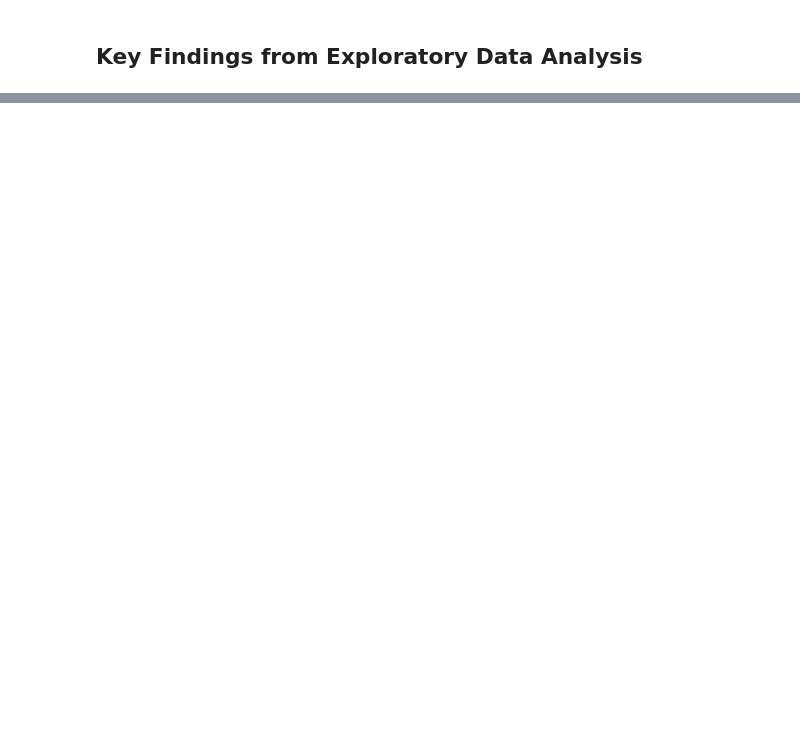
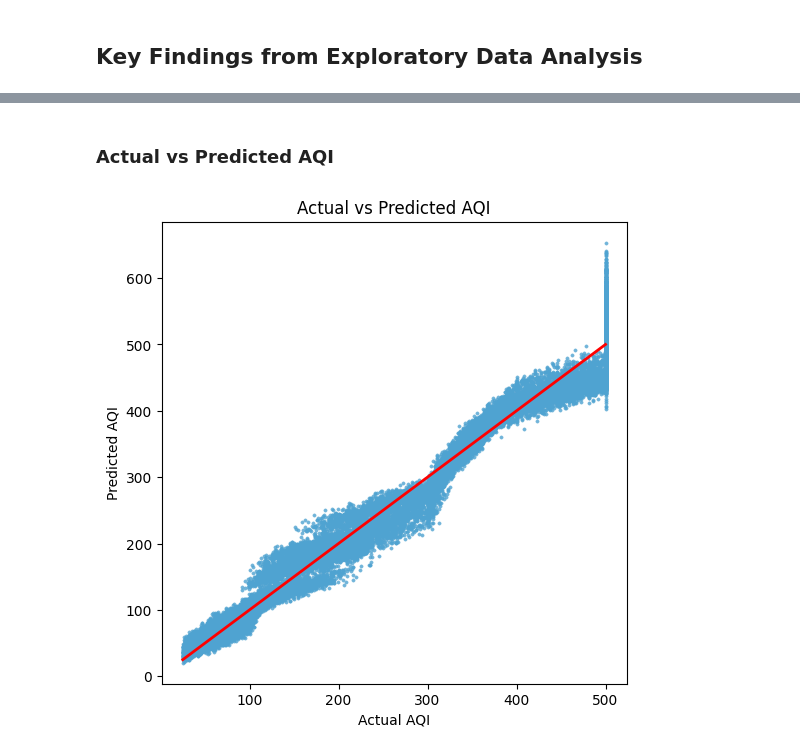
Before and after one commit to arshanapelli-pallavi/AQI-Prediction-Using-Multiple-Linear-Regression, a Jupyter notebook: notebooks/AQI_prediction.ipynb, the cells around one changed output, grey strips where cells are left out. Saved outputs shown, nothing was run; the diff lists cells and outputs as text; code cells hidden in the pictures; blank space fills up the shorter version.

Commit message:
Completed AQI prediction machine learning project

```diff
--- a/notebooks/AQI_prediction.ipynb
+++ b/notebooks/AQI_prediction.ipynb
@@ -308,0 +322,6 @@ AQI varies across hours of the day
+# %%
+from sklearn.preprocessing import StandardScaler
+scaler=StandardScaler()
+# %%
+x_train_scaled=scaler.fit_transform(x_train)
+x_test_scaled=scaler.fit_transform(x_test)
@@ -308,0 +330,4 @@ AQI varies across hours of the day
+# %%
+from sklearn.linear_model import LinearRegression
+model=LinearRegression()
+model.fit(x_train_scaled,y_train)
@@ -308,0 +338,2 @@ AQI varies across hours of the day
+# %%
+y_predict=model.predict(x_test_scaled)
@@ -308,0 +370,13 @@ AQI varies across hours of the day
+# %% [markdown]
+### Actual vs Predicted AQI
+# %%
+plt.figure(figsize=(6,6))
+sns.scatterplot(x=y_test, y=y_predict,s=6,color="#4FA3D1", alpha=0.8,edgecolor=None)
+# perfect prediction line
+plt.plot([y_test.min(), y_test.max()],[y_test.min(), y_test.max()],color="red", linestyle="-",linewidth=2)
+plt.xlabel("Actual AQI")
+plt.ylabel("Predicted AQI")
+plt.title("Actual vs Predicted AQI")
+plt.show()
+# %% [output]
+[figure, added]
```
Also changed, not shown: parts of 31 cells of this notebook, 23 other files.
